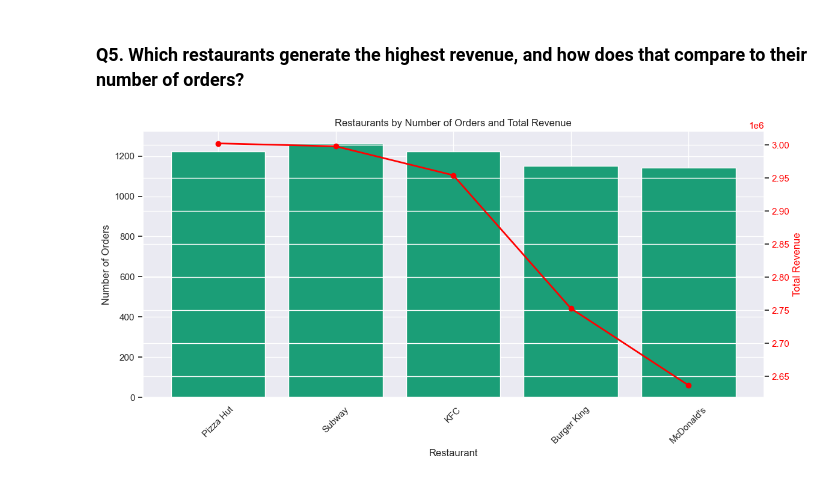
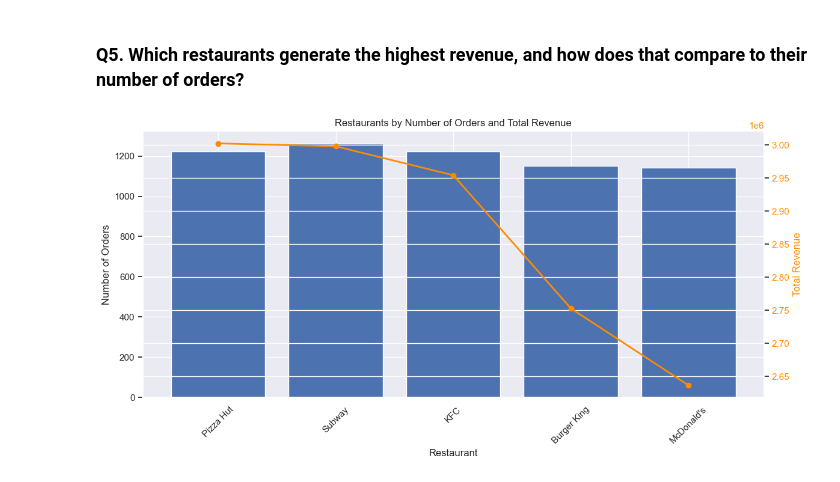
Before and after one commit to jocelynlohpei/FoodPanda_Delivery_Analysis, a Jupyter notebook: foodpanda_analysis.ipynb, the cells around one changed output. Cells and saved outputs as stored; diff of their text form; code cells hidden in the pictures.

```diff
--- a/foodpanda_analysis.ipynb
+++ b/foodpanda_analysis.ipynb
@@ -81,10 +81,10 @@ y = monthly_orders.values
 m, b = np.polyfit(x, y, 1)
 
 #create graph
-sns.set_theme(palette="Dark2")
+sns.set_theme(palette="deep")
 plt.figure(figsize=(12,6))
 plt.plot(monthly_orders.index.astype(str), y, marker='o', label='Monthly Orders')
-plt.plot(monthly_orders.index.astype(str), m*x + b, color='red', linestyle='--', linewidth=2)
+plt.plot(monthly_orders.index.astype(str), m*x + b, color='darkorange', linestyle='--', linewidth=2)
 plt.title("Monthly Orders Over Time")
 plt.xlabel("Month")
 plt.ylabel("Number of Orders")
@@ -163,28 +163,28 @@ plt.show()
 # %%
 # prepare data
 df['total_order_value'] = df['quantity'] * df['price']
 restaurant_stats = df.groupby('restaurant_name').agg(
     total_revenue=('total_order_value', 'sum'),
     num_orders=('order_id', 'count')
 ).sort_values('total_revenue', ascending=False).head(10)
 
 # plot graph
 fig, ax1 = plt.subplots(figsize=(12,6))
 bars = ax1.bar(restaurant_stats.index, restaurant_stats['num_orders'], label='Number of Orders')
 ax1.set_xlabel("Restaurant")
 ax1.set_ylabel("Number of Orders")
 ax1.tick_params(axis='y')
 ax1.set_xticks(range(len(restaurant_stats.index)))
 ax1.set_xticklabels(restaurant_stats.index, rotation=45)
 
 ax2 = ax1.twinx()
 ax2.plot(range(len(restaurant_stats.index)), restaurant_stats['total_revenue'],
-         color='red', marker='o', linewidth=2, label='Total Revenue')
-ax2.set_ylabel("Total Revenue", color='red')
-ax2.tick_params(axis='y', labelcolor='red')
+         color='darkorange', marker='o', linewidth=2, label='Total Revenue')
+ax2.set_ylabel("Total Revenue", color='darkorange')
+ax2.tick_params(axis='y', labelcolor='darkorange')
 
 plt.title("Restaurants by Number of Orders and Total Revenue")
 fig.tight_layout()
 plt.show()
 # %% [output]
-[figure, old version]
+[figure, new version]
```
Also changed, not shown: parts of 4 cells of this notebook, 5 other files.
